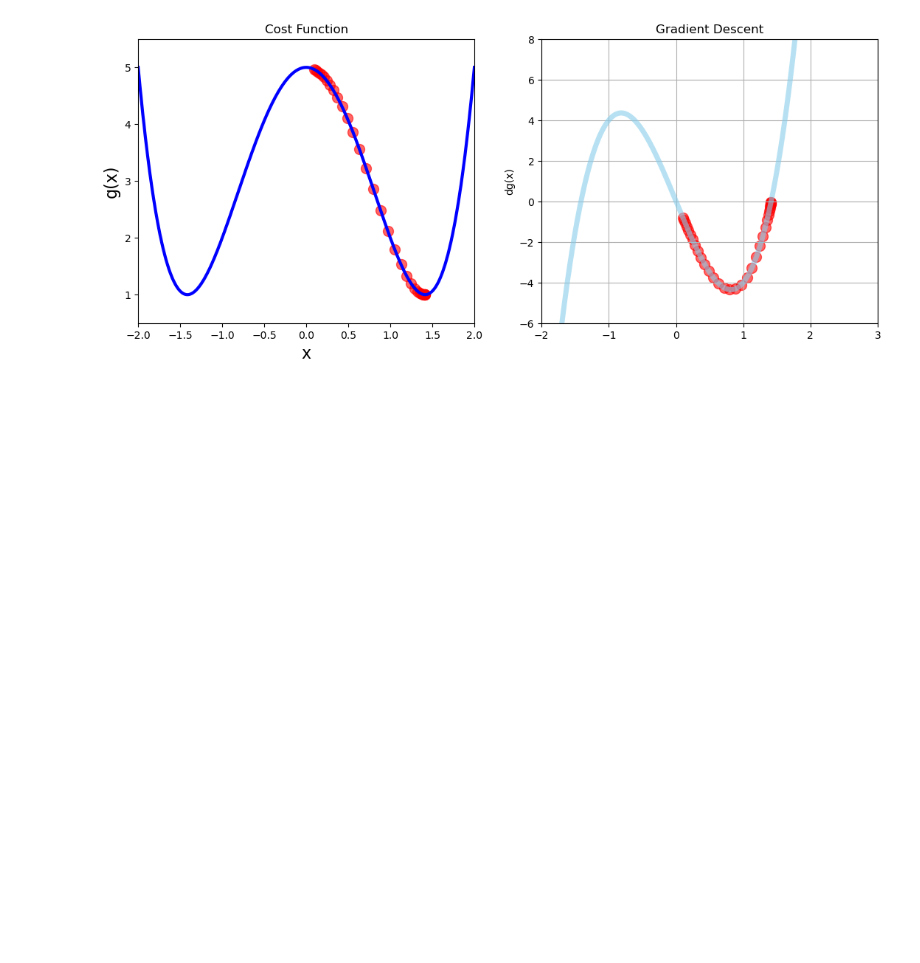
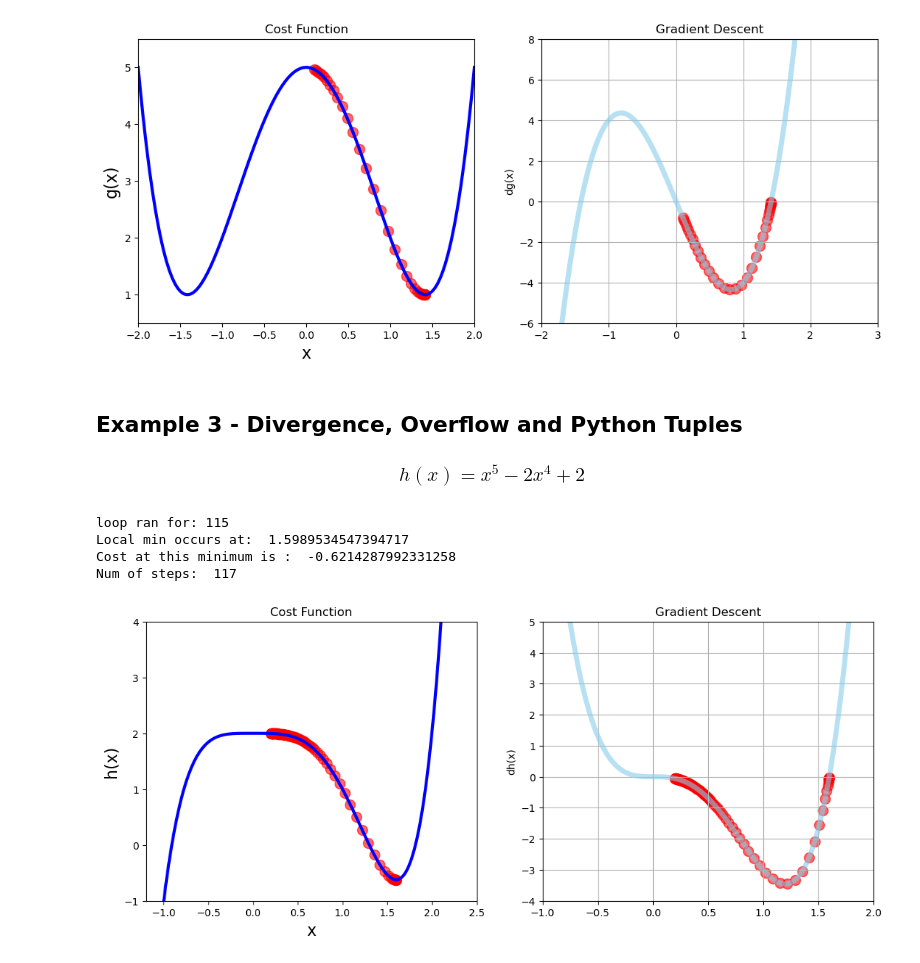
Before and after one commit to BlueFits/MLBasicsJupyter, a Jupyter notebook: notebooks/gradientDescent.ipynb, the cells around one changed output. Drawn from its saved outputs; the diff is of its cells as text; code cells hidden in the pictures; blank space fills up the shorter version.

```diff
--- a/notebooks/gradientDescent.ipynb
+++ b/notebooks/gradientDescent.ipynb
@@ -198,3 +198,57 @@ plt.scatter(list_x, deriv_list, color="red", s=100, alpha=0.6)
 loop ran for: 32
 <matplotlib.collections.PathCollection at 0x...>
 [figure]
+# %% [markdown]
+## Example 3 - Divergence, Overflow and Python Tuples
+
+### $$h(x) = x^5 - 2x^4 + 2$$
+# %%
+#Make data
+
+x_3 = np.linspace(start=-2.5, stop=2.5, num=1000)
+
+def h(x):
+    return x**5 - 2*x**4 + 2
+def dh(x):
+    return 5*x**4 - 8*x**3
+
+local_min, list_x, deriv_list = gradientDescent(derivativeFunc=dh, initGuess=0.2)
+
+
+plt.figure(figsize=[20, 5])
+
+# 1 Chart: Cost function
+plt.subplot(1, 3, 1)
+plt.title("Cost Function")
+plot(
+    xlim=[-1.2, 2.5],
+    ylim=[-1, 4],
+    xlabel="x",
+    ylabel="h(x)",
+    x_n=x_3,
+    function=h
+)
+plt.scatter(list_x, h(np.array(list_x)), color="red", s=100, alpha=0.6)
+
+# 2 Chart: Derivative
+plt.subplot(1, 3, 2)
+plotGrad(
+    "Gradient Descent",
+    xlim = [-1, 2],
+    ylim = [-4, 5],
+    ylabel="dh(x)",
+    x_n=x_3,
+    function=dh,
+    s=False
+)
+plt.scatter(list_x, deriv_list, color="red", s=100, alpha=0.6)
+
+print("Local min occurs at: ", local_min);
+print("Cost at this minimum is : ", h(local_min));
+print("Num of steps: ", len(list_x));
+# %% [output]
+loop ran for: 115
+Local min occurs at:  1.5989534547394717
+Cost at this minimum is :  -0.6214287992331258
+Num of steps:  117
+[figure, added]
```
